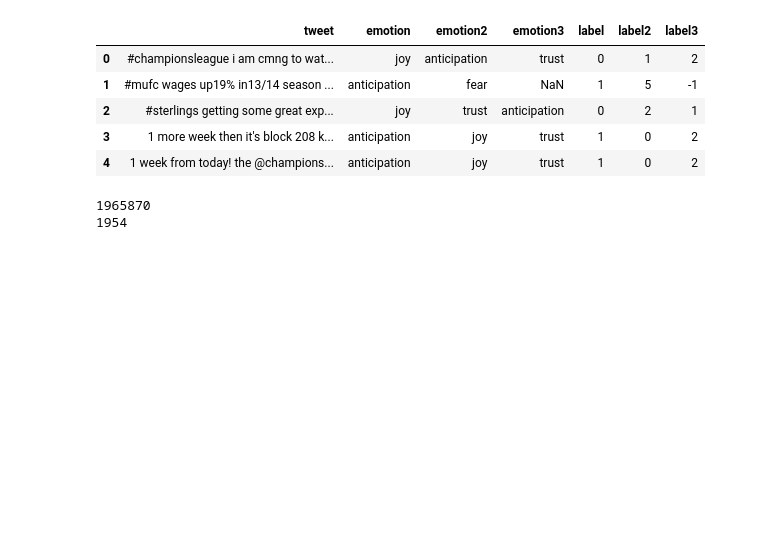
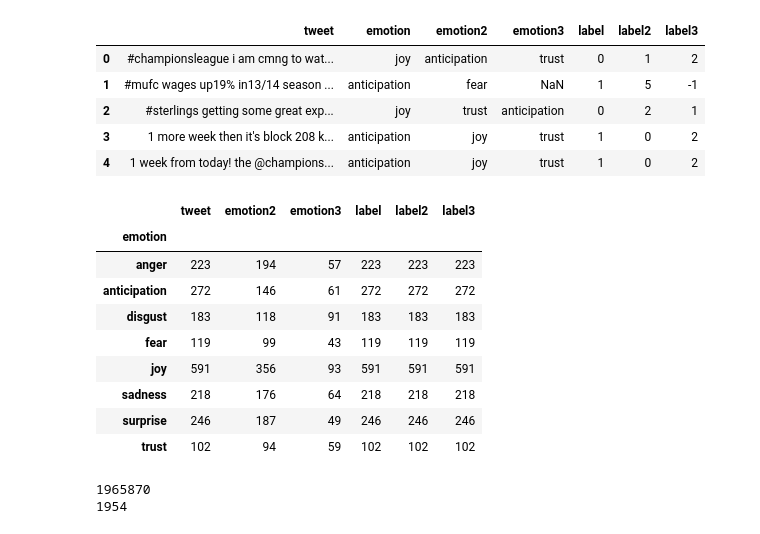
Before and after one commit to eunicebes/Machine-Learning-Course, a Jupyter notebook: CNN_Emotion_Analysis/text-cnn-emotion-200-distance-supervised.ipynb, the cells around one changed output. Cells and saved outputs as stored; diff of their text form; code cells hidden in the pictures; blank space fills up the shorter version.

```diff
--- a/CNN_Emotion_Analysis/text-cnn-emotion-200-distance-supervised.ipynb
+++ b/CNN_Emotion_Analysis/text-cnn-emotion-200-distance-supervised.ipynb
@@ -505,6 +486,19 @@ en_test.head()
 | 2 | #sterlings getting some great exp... | joy | trust | anticipation | 0 | 2 | 1 |
 | 3 | 1 more week then it's block 208 k... | anticipation | joy | trust | 1 | 0 | 2 |
 | 4 | 1 week from today! the @champions... | anticipation | joy | trust | 1 | 0 | 2 |
+# %%
+en_test.groupby('emotion').count()
+# %% [output]
+|  | tweet | emotion2 | emotion3 | label | label2 | label3 |
+| emotion |  |  |  |  |  |  |
+| anger | 223 | 194 | 57 | 223 | 223 | 223 |
+| anticipation | 272 | 146 | 61 | 272 | 272 | 272 |
+| disgust | 183 | 118 | 91 | 183 | 183 | 183 |
+| fear | 119 | 99 | 43 | 119 | 119 | 119 |
+| joy | 591 | 356 | 93 | 591 | 591 | 591 |
+| sadness | 218 | 176 | 64 | 218 | 218 | 218 |
+| surprise | 246 | 187 | 49 | 246 | 246 | 246 |
+| trust | 102 | 94 | 59 | 102 | 102 | 102 |
 # %%
 train_tweet = [filter_tweet(tweet) for tweet in en_train['tweet']]
 test_tweet = [filter_tweet(tweet) for tweet in en_test['tweet']]
```
Also changed, not shown: parts of 13 cells of this notebook.
